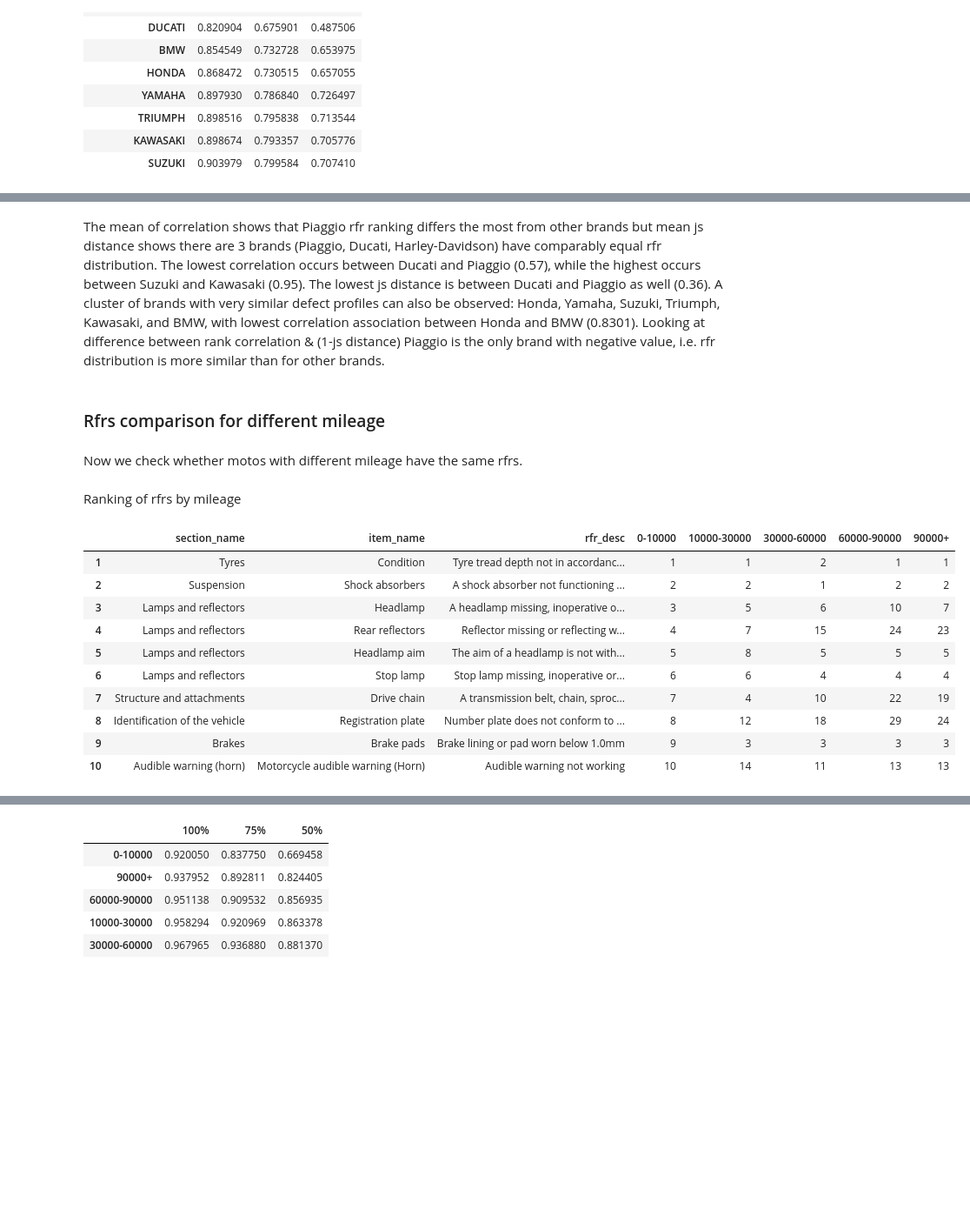
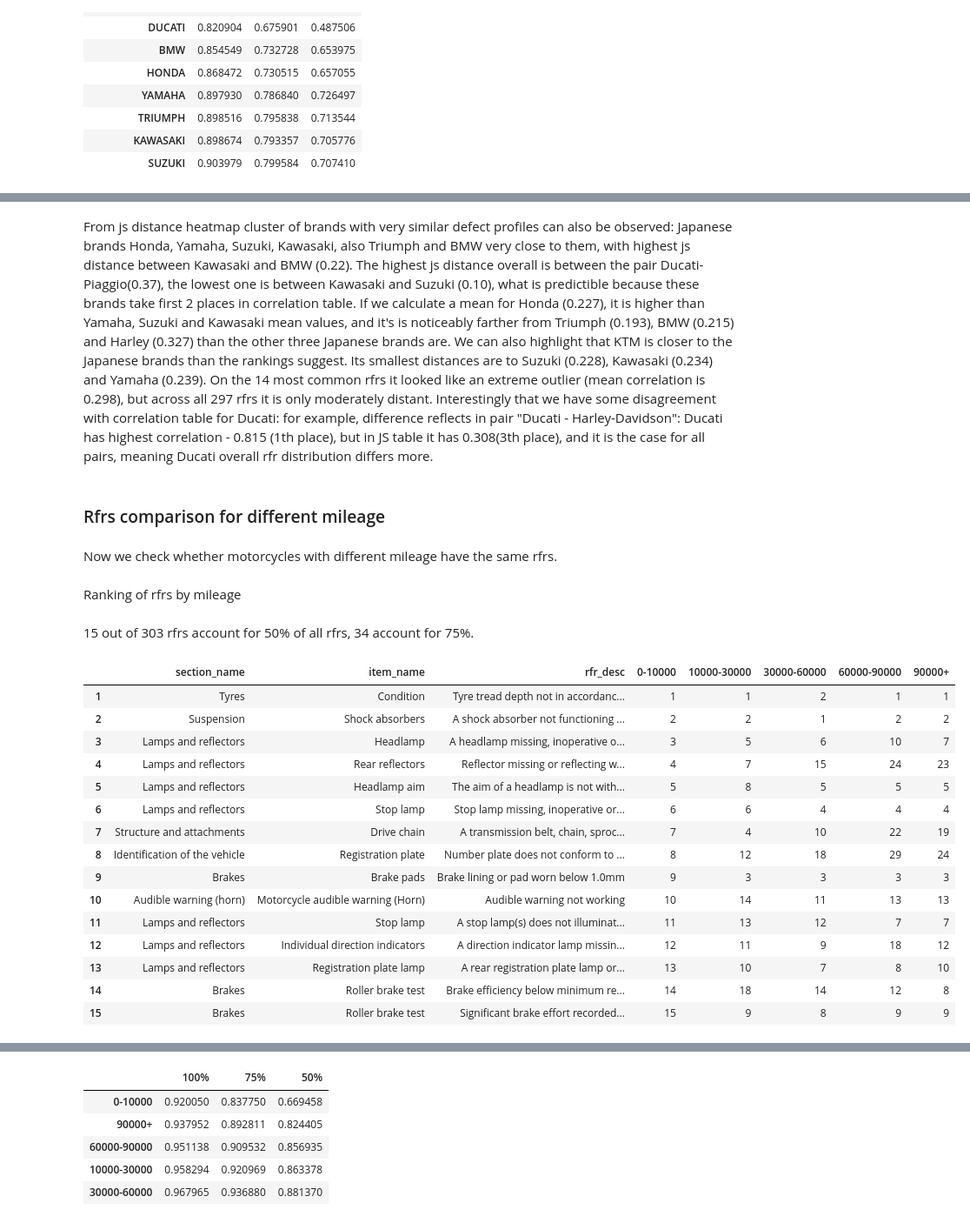
Before and after one commit to sttseitlin/MOT-test-for-motorcycles, a Jupyter notebook: moto.ipynb, the cells around one changed output, grey strips where cells are left out. Shown at 87% size. Saved outputs shown, nothing was run; the diff lists cells and outputs as text; code cells hidden in the pictures; blank space fills up the shorter version.

```diff
--- a/moto.ipynb
+++ b/moto.ipynb
@@ -579,7 +567,7 @@ Top 10 test mileage:
 For the upper bound, the value "999999" in `['test_mileage']` seems suspicious and may be a placeholder for missing values. Therefore, it is replaced with "np.nan". Similarly, values higher than 60000 for `['miles_per_year']` are replaced with "np.nan", since it is unrealistic to cover, for instance, 243 miles per day (88938 / 365) for many years on a motorcycle.
 # %%
 tr.loc[(tr['test_mileage'] == 999999) | (tr['miles_per_year'] >= 60000), 'test_mileage'] = np.nan
-tr = tr.drop(columns=['miles_per_year'])
+# tr = tr.drop(columns=['miles_per_year'])
 # %% [markdown]
 Simplified version of `['test_result']` column is added for further analysis.
 # %%
@@ -3742,9 +3926,9 @@ fig.show()
 # %% [markdown]
-The mean of correlation shows that Piaggio rfr ranking differs the most from other brands but mean js distance shows there are 3 brands (Piaggio, Ducati, Harley-Davidson) have comparably equal rfr distribution. The lowest correlation occurs between Ducati and Piaggio (0.57), while the highest occurs between Suzuki and Kawasaki (0.95). The lowest js distance is between Ducati and Piaggio as well (0.36). A cluster of brands with very similar defect profiles can also be observed: Honda, Yamaha, Suzuki, Triumph, Kawasaki, and BMW, with lowest correlation association between Honda and BMW (0.8301). Looking at difference between rank correlation & (1-js distance) Piaggio is the only brand with negative value, i.e. rfr distribution is more similar than for other brands.
+From js distance heatmap cluster of brands with very similar defect profiles can also be observed: Japanese brands Honda, Yamaha, Suzuki, Kawasaki, also Triumph and BMW very close to them, with highest js distance between Kawasaki and BMW (0.22). The highest js distance overall is between the pair Ducati-Piaggio(0.37), the lowest one is between Kawasaki and Suzuki (0.10), what is predictible because these brands take first 2 places in correlation table. If we calculate a mean for Honda (0.227), it is higher than Yamaha, Suzuki and Kawasaki mean values, and it's is noticeably farther from Triumph (0.193), BMW (0.215) and Harley (0.327) than the other three Japanese brands are. We can also highlight that KTM is closer to the Japanese brands than the rankings suggest. Its smallest distances are to Suzuki (0.228), Kawasaki (0.234) and Yamaha (0.239). On the 14 most common rfrs it looked like an extreme outlier (mean correlation is 0.298), but across all 297 rfrs it is only moderately distant. Interestingly that we have some disagreement with correlation table for Ducati: for example, difference reflects in pair "Ducati - Harley-Davidson": Ducati has highest correlation - 0.815 (1th place), but in JS table it has 0.308(3th place), and it is the case for all pairs, meaning Ducati overall rfr distribution differs more.
 # %% [markdown]
 ### Rfrs comparison for different mileage
 # %% [markdown]
-Now we check whether motos with different mileage have the same rfrs.
+Now we check whether motorcycles with different mileage have the same rfrs.
 # %%
 first_test_failed_items_mileage_bins = pd.cut(
     first_test_failed_items['test_mileage'],
@@ -3796,32 +3954,44 @@ rfr_comp_by_mileage_pivot = (
         index=[
             'section_name',
             'item_name',
             'rfr_desc'
         ],
         columns='test_mileage',
         values='size'
     )
     .sort_values(by='0-10000', ascending=False)
     .fillna(0)
     .reset_index()
 )
 rfr_comp_by_mileage_pivot.columns.name = None
-rfr_comp_by_mileage_pivot = rfr_comp_by_mileage_pivot.reset_index(drop=True)
+rfr_comp_by_mileage_pivotrfr_comp_by_mileage_pivot = rfr_comp_by_mileage_pivot.reset_index(drop=True)
 rfr_comp_by_mileage_pivot.index = rfr_comp_by_mileage_pivot.index + 1
 rfr_comp_by_mileage_pivot_ranked = rank_cols(rfr_comp_by_mileage_pivot)
 with pd.option_context('display.max_colwidth', None):
     display(Markdown("Ranking of rfrs by mileage"))
-    display(rfr_comp_by_mileage_pivot_ranked.head(10))
+    display(
+        Markdown(
+            f"{calc_rfrs_num_by_share(rfr_comp_by_mileage_pivot, 0.5)} out of {rfr_comp_by_mileage_pivot.shape[0]}"
+            f" rfrs account for 50% of all rfrs, {calc_rfrs_num_by_share(rfr_comp_by_mileage_pivot, 0.75)} account for 75%."
+        )
+    )
+    display(rfr_comp_by_mileage_pivot_ranked.head(15))
 # %% [output]
 Ranking of rfrs by mileage
+15 out of 303 rfrs account for 50% of all rfrs, 34 account for 75%.
 |  | section_name | item_name | rfr_desc | 0-10000 | 10000-30000 | 30000-60000 | 60000-90000 | 90000+ |
 | 1 | Tyres | Condition | Tyre tread depth not in accordanc... | 1 | 1 | 2 | 1 | 1 |
 | 2 | Suspension | Shock absorbers | A shock absorber not functioning ... | 2 | 2 | 1 | 2 | 2 |
 | 3 | Lamps and reflectors | Headlamp | A headlamp missing, inoperative o... | 3 | 5 | 6 | 10 | 7 |
 | 4 | Lamps and reflectors | Rear reflectors | Reflector missing or reflecting w... | 4 | 7 | 15 | 24 | 23 |
 | 5 | Lamps and reflectors | Headlamp aim | The aim of a headlamp is not with... | 5 | 8 | 5 | 5 | 5 |
 | 6 | Lamps and reflectors | Stop lamp | Stop lamp missing, inoperative or... | 6 | 6 | 4 | 4 | 4 |
 | 7 | Structure and attachments | Drive chain | A transmission belt, chain, sproc... | 7 | 4 | 10 | 22 | 19 |
 | 8 | Identification of the vehicle | Registration plate | Number plate does not conform to ... | 8 | 12 | 18 | 29 | 24 |
 | 9 | Brakes | Brake pads | Brake lining or pad worn below 1.0mm | 9 | 3 | 3 | 3 | 3 |
 | 10 | Audible warning (horn) | Motorcycle audible warning (Horn) | Audible warning not working | 10 | 14 | 11 | 13 | 13 |
+| 11 | Lamps and reflectors | Stop lamp | A stop lamp(s) does not illuminat... | 11 | 13 | 12 | 7 | 7 |
+| 12 | Lamps and reflectors | Individual direction indicators | A direction indicator lamp missin... | 12 | 11 | 9 | 18 | 12 |
+| 13 | Lamps and reflectors | Registration plate lamp | A rear registration plate lamp or... | 13 | 10 | 7 | 8 | 10 |
+| 14 | Brakes | Roller brake test | Brake efficiency below minimum re... | 14 | 18 | 14 | 12 | 8 |
+| 15 | Brakes | Roller brake test | Significant brake effort recorded... | 15 | 9 | 8 | 9 | 9 |
```
Also changed, not shown: parts of 100 cells of this notebook.
